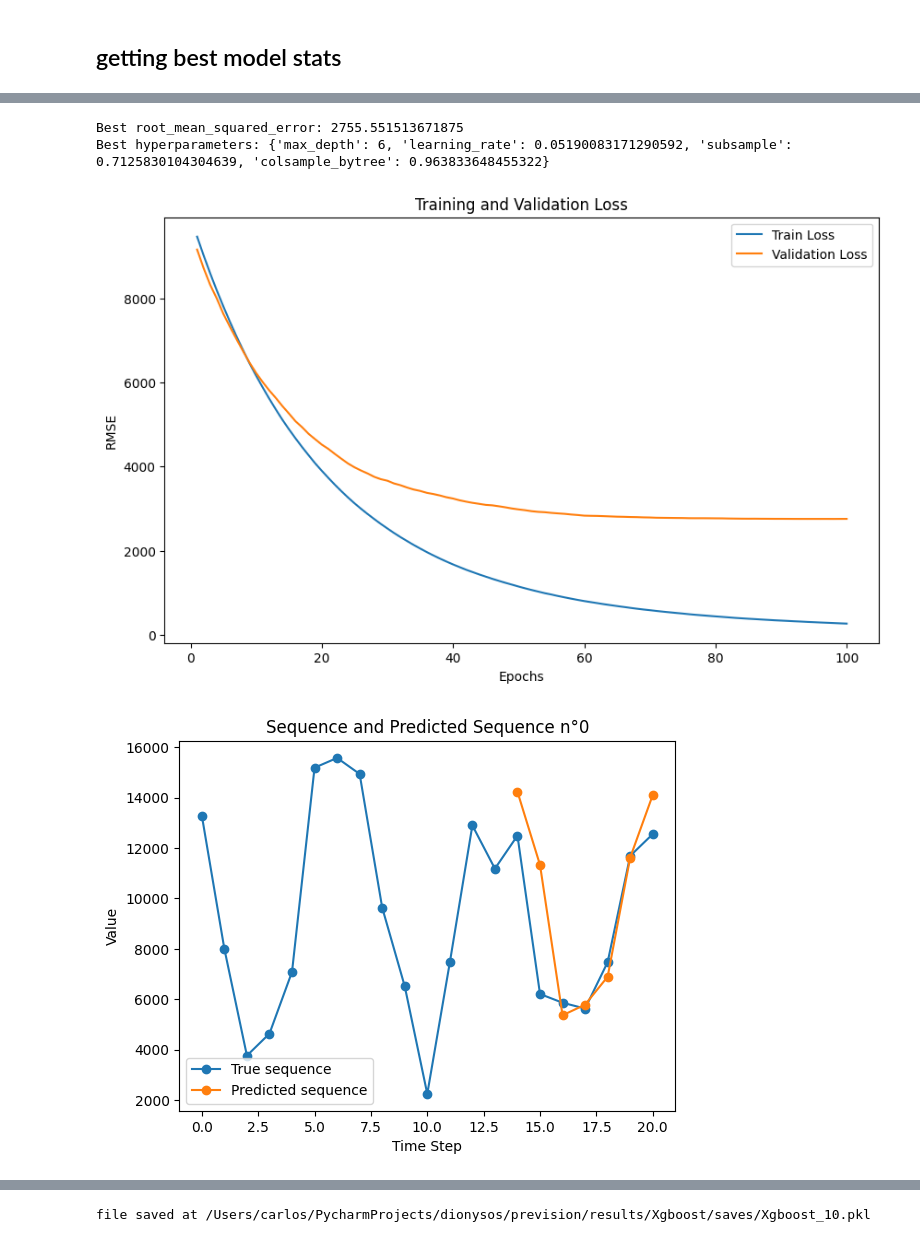
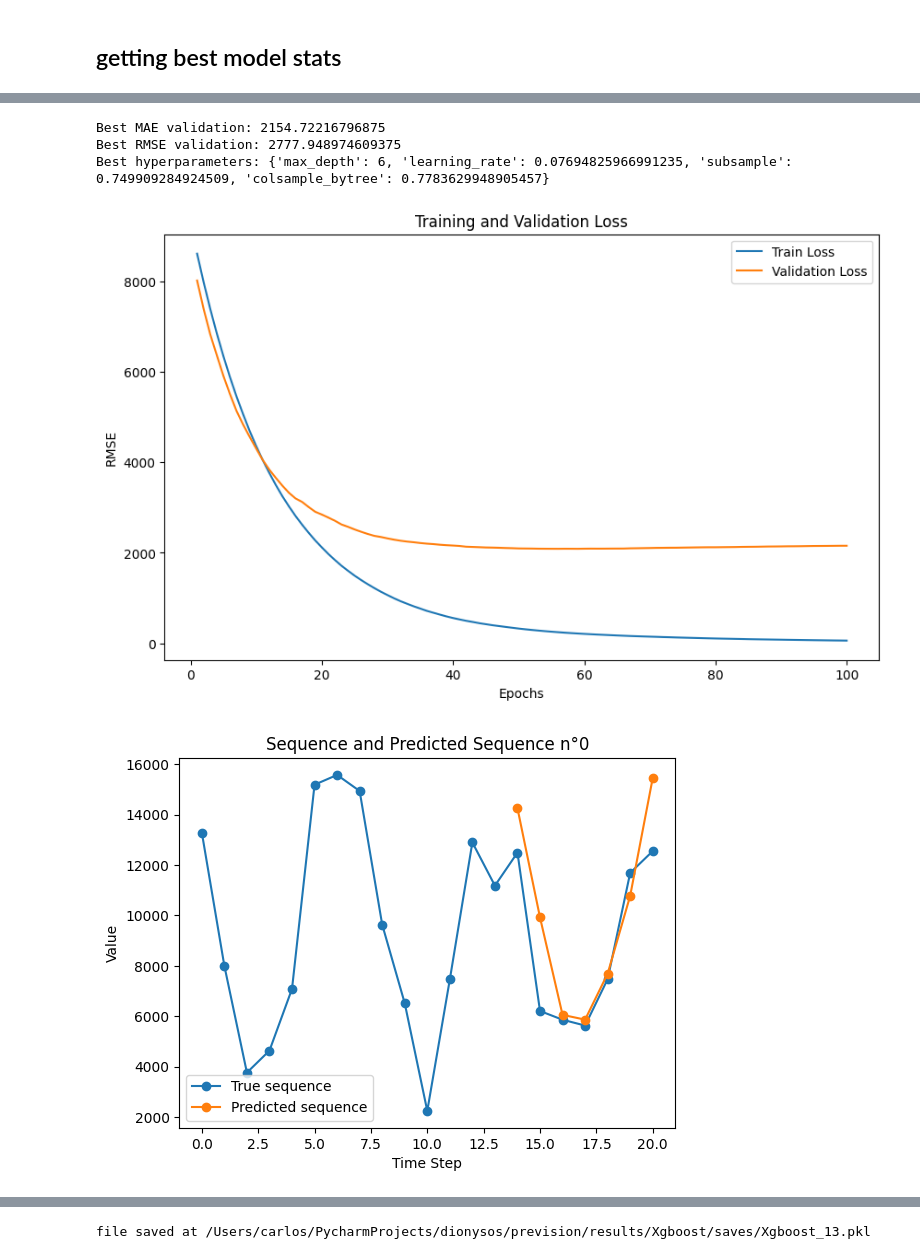
Before and after one commit to Last-Autumn-Leaf/dionysos, a Jupyter notebook: Comparaison.ipynb, the cells around one changed output, grey strips where cells are left out. Saved outputs shown, nothing was run; the diff lists cells and outputs as text; code cells hidden in the pictures.

```diff
--- a/Comparaison.ipynb
+++ b/Comparaison.ipynb
@@ -32,3 +12,12 @@ df_all
+# %%
+input_sequence_length=14
+output_sequence_length=7
+SCORING=1 # 0 for MSE, 1 for MAE
+EVAL_METRIC=1
+scoring_RCV = {0:'neg_mean_squared_error',1:'neg_mean_absolute_error'}[SCORING]
+scoring_Ray={0:'rmse',1:'mae'}[SCORING]
+eval_metric={0:'rmse',1:'mae'}[SCORING]
+df_all,x,y=getAllDataFromCSV()
 # %%
 class WindowGenerator():
     def __init__(self, X, Y, input_sequence_length=14, output_sequence_length=7):
@@ -143,12 +133,13 @@ show_test(X_test,Y_test,res,input_sequence_length,output_sequence_length)
 # %%
 options = Options(model_type=XGBOOST_TYPE,input_sequence_length=input_sequence_length,
                       output_sequence_length=output_sequence_length,verbose_mod = 100, input_size=28)
 a = Model(options)
 b = DataLoader(options)
-a.fineTuneRnn(b, None,100)
+a.fineTuneXGBoostRay(b, None,100,scoring_Ray,eval_metric)
 # %% [output]
 [interactive output not drawn]
-Best root_mean_squared_error: 2755.551513671875
-Best hyperparameters: {'max_depth': 6, 'learning_rate': 0.05190083171290592, 'subsample': 0.7125830104304639, 'colsample_bytree': 0.963833648455322}
+Best MAE validation: 2154.72216796875
+Best RMSE validation: 2777.948974609375
+Best hyperparameters: {'max_depth': 6, 'learning_rate': 0.07694825966991235, 'subsample': 0.749909284924509, 'colsample_bytree': 0.7783629948905457}
-[figure, old version]
+[figure, new version]
-[figure, old version]
+[figure, new version]
@@ -157,4 +148,4 @@ Best hyperparameters: {'max_depth': 6, 'learning_rate': 0.05190083171290592, 'su
-file saved at /Users/carlos/PycharmProjects/dionysos/prevision/results/Xgboost/saves/Xgboost_10.pkl
+file saved at /Users/carlos/PycharmProjects/dionysos/prevision/results/Xgboost/saves/Xgboost_13.pkl
 # %%
 def feature_importance(best_model, X_train):
     """
```
Also changed, not shown: parts of 8 cells of this notebook, 5 other files.
